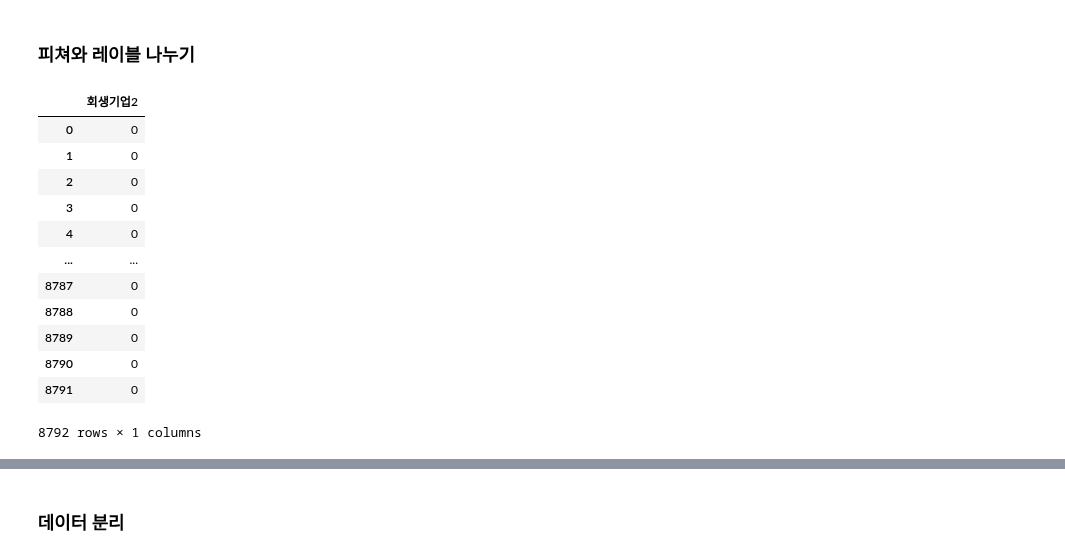
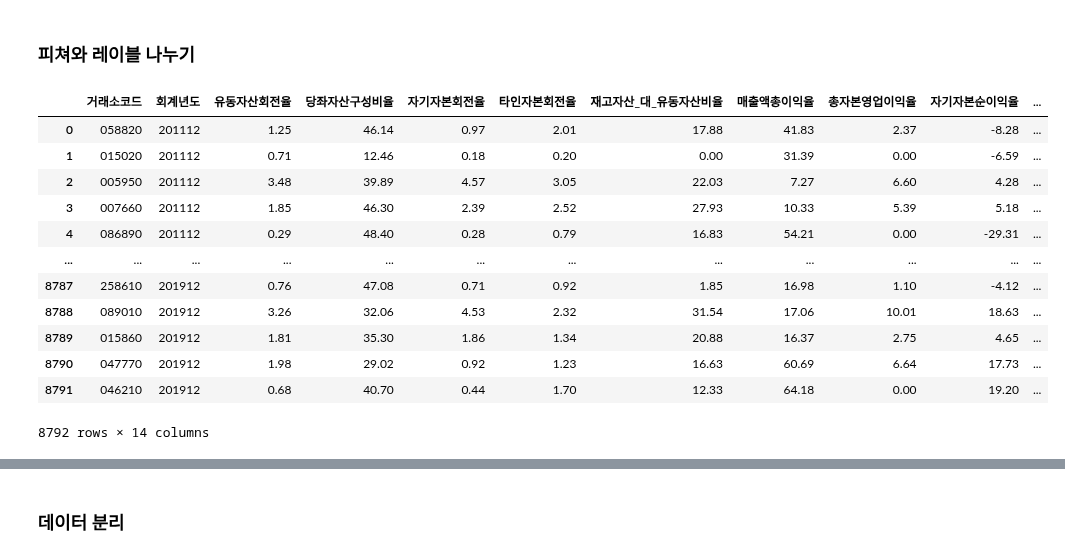
Before and after one commit to Penta-Audit-Technology/jh, a Jupyter notebook: main/모델링.ipynb, the cells around one changed output, grey strips where cells are left out. Drawn from its saved outputs; the diff is of its cells as text; code cells hidden in the pictures.

```diff
--- a/main/모델링.ipynb
+++ b/main/모델링.ipynb
@@ -45,0 +30,4 @@ memory usage: 3.8+ MB
+# %%
+medi = lambda x: x.fillna(x.mean())
+df = df.groupby('회사명').apply(medi)
+df.isna().sum()
@@ -46,20 +52,5 @@ memory usage: 3.8+ MB
 # %% [markdown]
 ### 피쳐와 레이블 나누기
 # %%
-data = df.iloc[:,:55]
-target = df.iloc[:,56:]
-target
+data = df.iloc[:,1:15]
+target = df.iloc[:,15]
-# %% [output]
-|  | 회생기업2 |
-| 0 | 0 |
-| 1 | 0 |
-| 2 | 0 |
-| 3 | 0 |
-| 4 | 0 |
-| ... | ... |
-| 8787 | 0 |
-| 8788 | 0 |
-| 8789 | 0 |
-| 8790 | 0 |
-| 8791 | 0 |
-8792 rows × 1 columns
@@ -67,0 +57,16 @@ a = target.loc[5642:]
+# %%
+data
+# %% [output]
+|  | 거래소코드 | 회계년도 | 유동자산회전율 | 당좌자산구성비율 | 자기자본회전율 | 타인자본회전율 | 재고자산_대_유동자산비율 | 매출액총이익율 | 총자본영업이익율 | 자기자본순이익율 | ... |
+| 0 | 058820 | 201112 | 1.25 | 46.14 | 0.97 | 2.01 | 17.88 | 41.83 | 2.37 | -8.28 | ... |
+| 1 | 015020 | 201112 | 0.71 | 12.46 | 0.18 | 0.20 | 0.00 | 31.39 | 0.00 | -6.59 | ... |
+| 2 | 005950 | 201112 | 3.48 | 39.89 | 4.57 | 3.05 | 22.03 | 7.27 | 6.60 | 4.28 | ... |
+| 3 | 007660 | 201112 | 1.85 | 46.30 | 2.39 | 2.52 | 27.93 | 10.33 | 5.39 | 5.18 | ... |
+| 4 | 086890 | 201112 | 0.29 | 48.40 | 0.28 | 0.79 | 16.83 | 54.21 | 0.00 | -29.31 | ... |
+| ... | ... | ... | ... | ... | ... | ... | ... | ... | ... | ... | ... |
+| 8787 | 258610 | 201912 | 0.76 | 47.08 | 0.71 | 0.92 | 1.85 | 16.98 | 1.10 | -4.12 | ... |
+| 8788 | 089010 | 201912 | 3.26 | 32.06 | 4.53 | 2.32 | 31.54 | 17.06 | 10.01 | 18.63 | ... |
+| 8789 | 015860 | 201912 | 1.81 | 35.30 | 1.86 | 1.34 | 20.88 | 16.37 | 2.75 | 4.65 | ... |
+| 8790 | 047770 | 201912 | 1.98 | 29.02 | 0.92 | 1.23 | 16.63 | 60.69 | 6.64 | 17.73 | ... |
+| 8791 | 046210 | 201912 | 0.68 | 40.70 | 0.44 | 1.70 | 12.33 | 64.18 | 0.00 | 19.20 | ... |
+8792 rows × 14 columns
```
Also changed, not shown: parts of 11 cells of this notebook, 1 other file.
